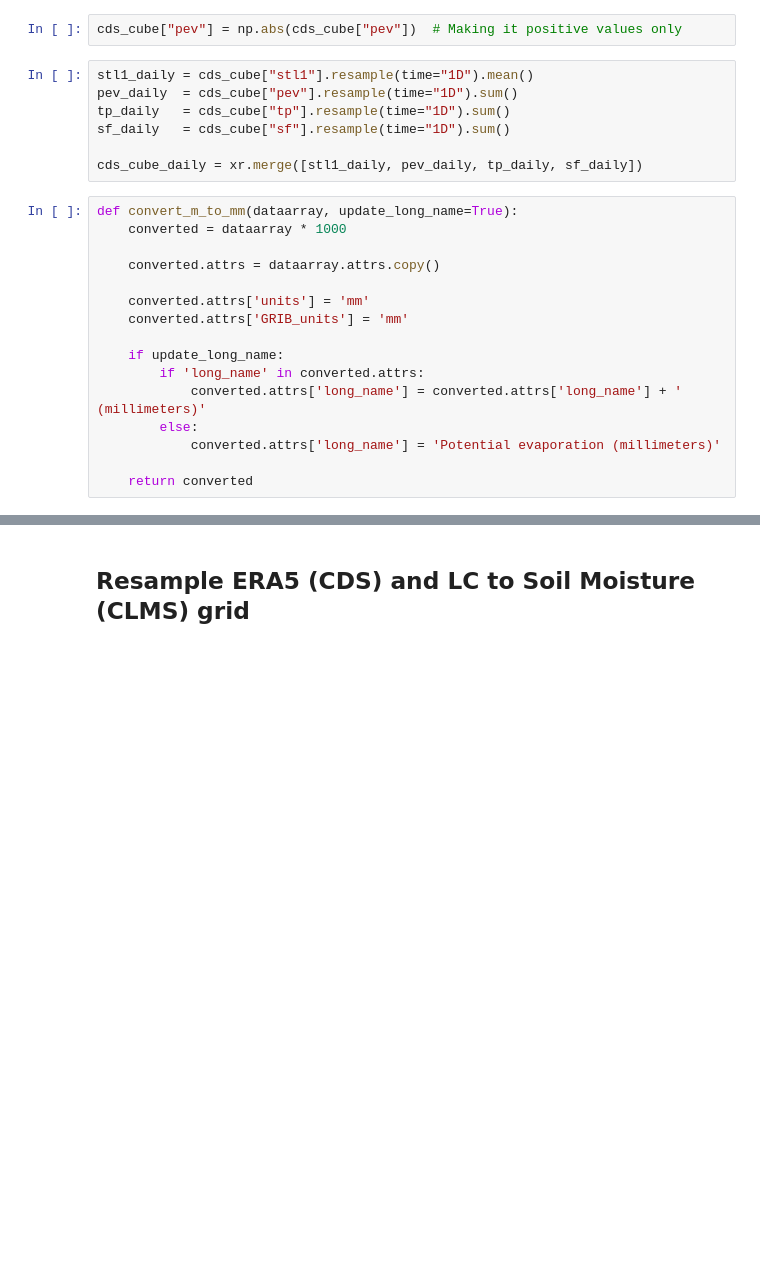
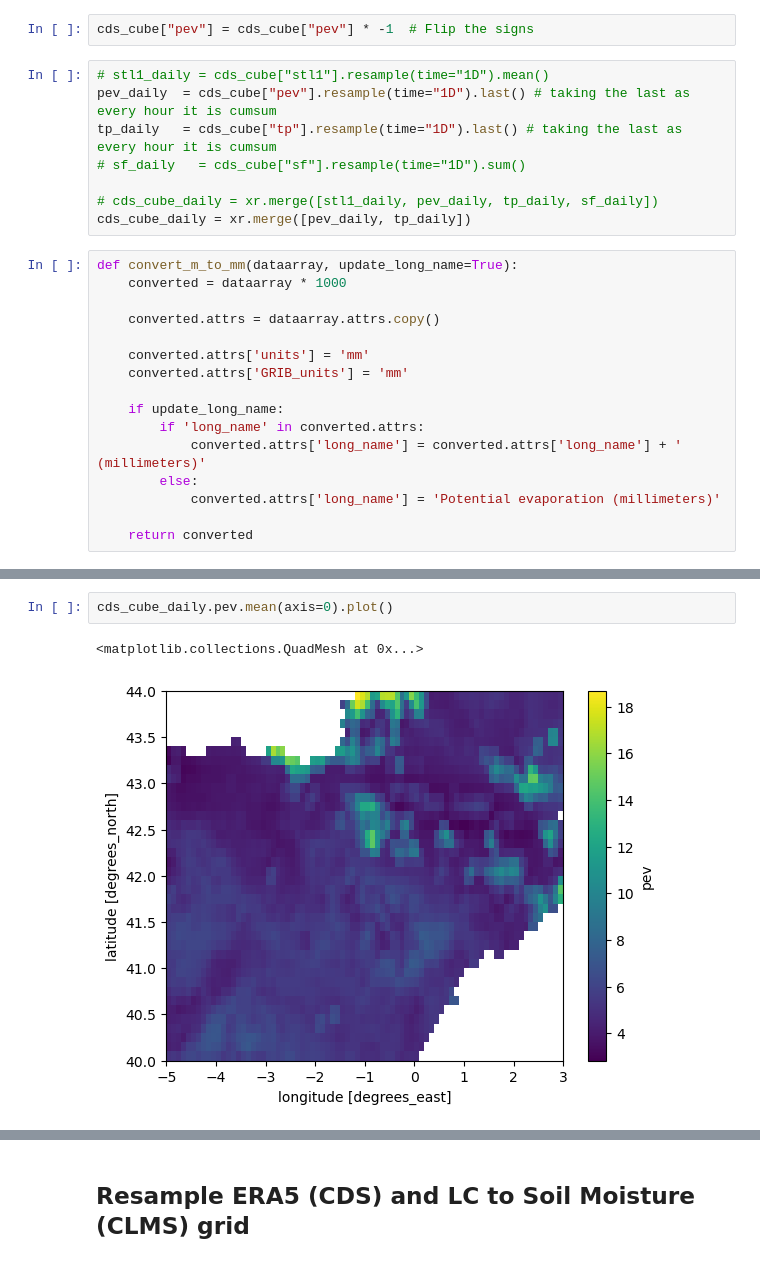
Before and after one commit to Irrigation-EU/irrigation-processor, a Jupyter notebook: notebooks/codes/preprocessing_final-2years.ipynb, the cells around one changed output, grey strips where cells are left out. Saved outputs shown, nothing was run; the diff lists cells and outputs as text; blank space fills up the shorter version.

```diff
--- a/notebooks/codes/preprocessing_final-2years.ipynb
+++ b/notebooks/codes/preprocessing_final-2years.ipynb
@@ -318,12 +311,13 @@ TODO: Convert negative to positive before the aggregation for pev
 # %%
-cds_cube["pev"] = np.abs(cds_cube["pev"])  # Making it positive values only
+cds_cube["pev"] = cds_cube["pev"] * -1  # Flip the signs
 # %%
-stl1_daily = cds_cube["stl1"].resample(time="1D").mean()
-pev_daily  = cds_cube["pev"].resample(time="1D").sum()
-tp_daily   = cds_cube["tp"].resample(time="1D").sum()
-sf_daily   = cds_cube["sf"].resample(time="1D").sum()
+# stl1_daily = cds_cube["stl1"].resample(time="1D").mean()
+pev_daily  = cds_cube["pev"].resample(time="1D").last() # taking the last as every hour it is cumsum
+tp_daily   = cds_cube["tp"].resample(time="1D").last() # taking the last as every hour it is cumsum
+# sf_daily   = cds_cube["sf"].resample(time="1D").sum()
 
-cds_cube_daily = xr.merge([stl1_daily, pev_daily, tp_daily, sf_daily])
+# cds_cube_daily = xr.merge([stl1_daily, pev_daily, tp_daily, sf_daily])
+cds_cube_daily = xr.merge([pev_daily, tp_daily])
 # %%
 def convert_m_to_mm(dataarray, update_long_name=True):
     converted = dataarray * 1000
@@ -436,0 +389,5 @@ K
+# %%
+cds_cube_daily.pev.mean(axis=0).plot()
+# %% [output]
+<matplotlib.collections.QuadMesh at 0x...>
+[figure, added]
```
Also changed, not shown: parts of 15 cells of this notebook.
